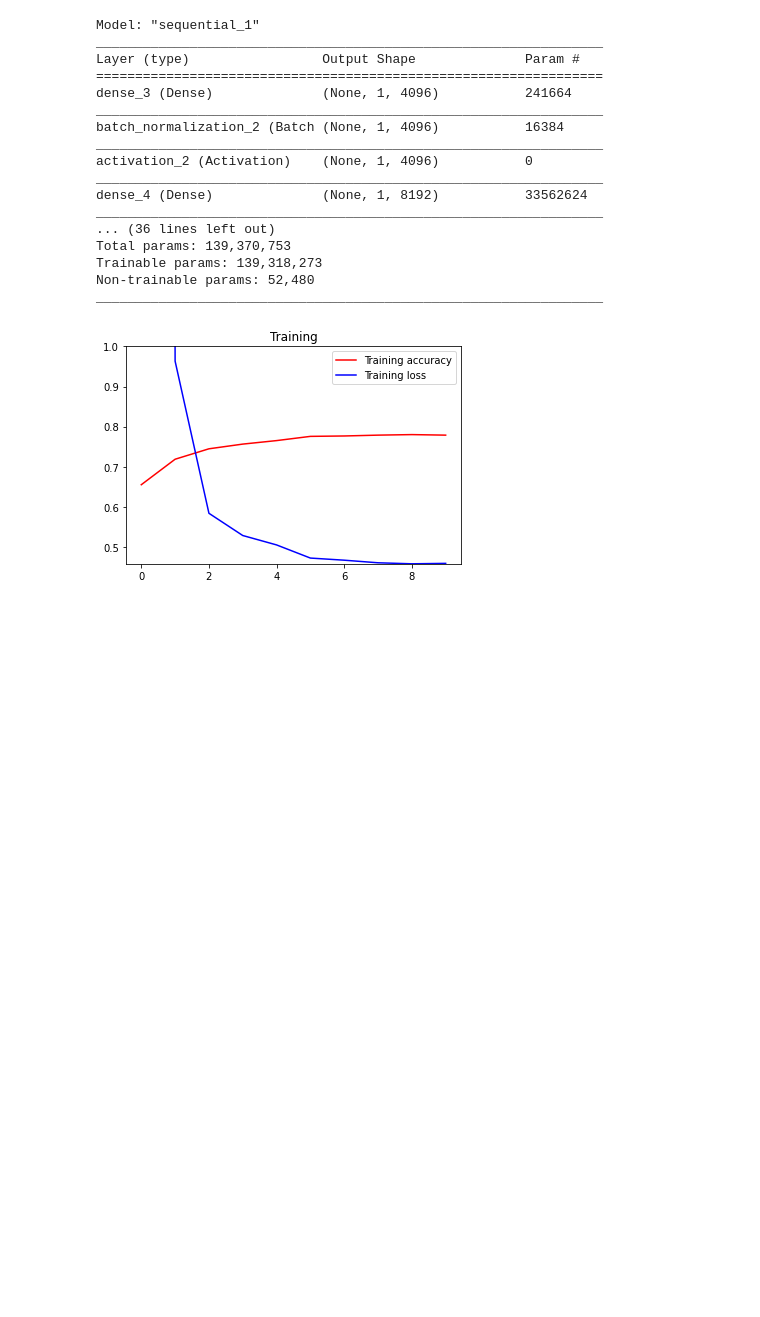
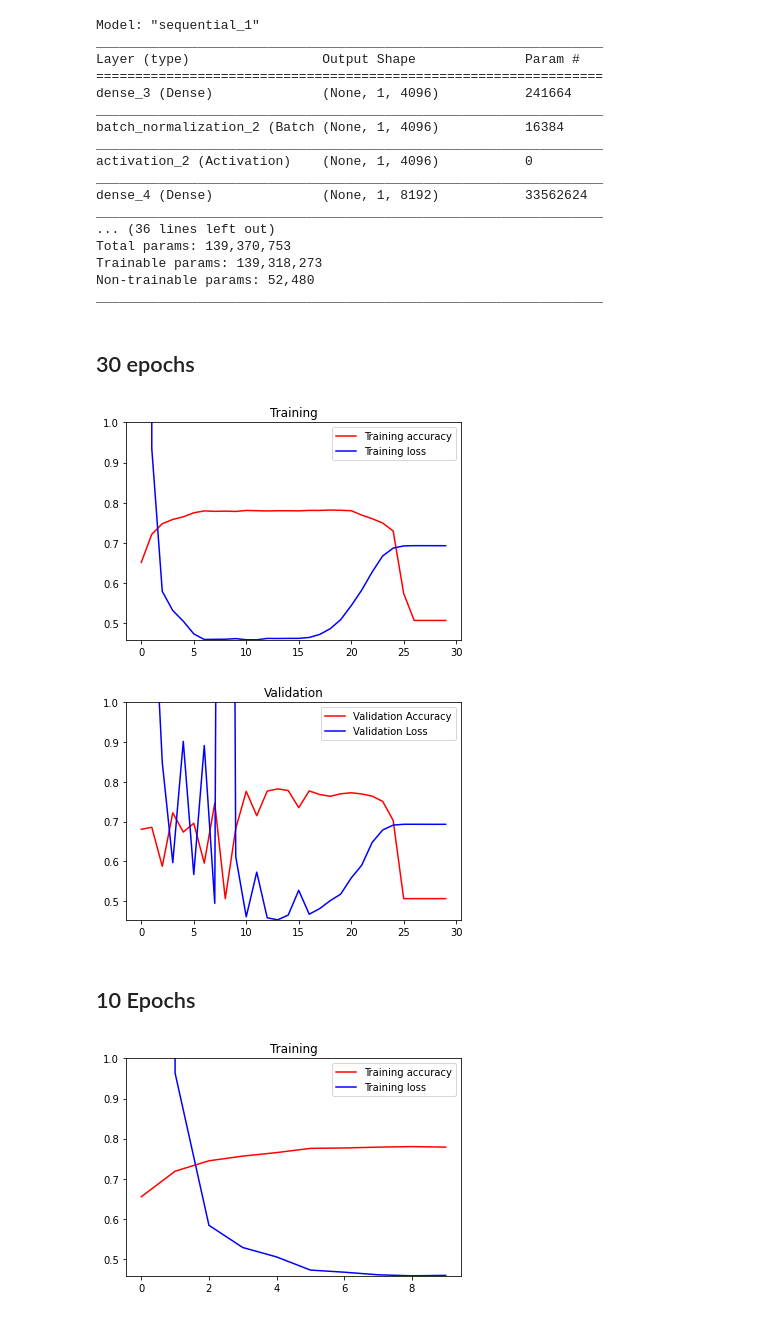
Before and after one commit to elixter/LOL_data_test, a Jupyter notebook: lol_final.ipynb, the cells around one changed output. Drawn from its saved outputs; the diff is of its cells as text; code cells hidden in the pictures; blank space fills up the shorter version.

```diff
--- a/lol_final.ipynb
+++ b/lol_final.ipynb
@@ -444,0 +413,9 @@ Epoch 00010: ReduceLROnPlateau reducing learning rate to 6.25000029685907e-05.
+# %%
+history_many_layer = model_many_layer.fit(
+    mm_train_x.reshape(-1, 1, num_features),
+    train_y,
+    epochs=30,
+    batch_size=32,
+    validation_data=(mm_test_x.reshape(-1, 1, num_features), test_y),
+    callbacks=[learning_rate_reduction],
+)
@@ -462,5 +457,34 @@ Total params: 139,370,753
 Trainable params: 139,318,273
 Non-trainable params: 52,480
 _________________________________________________________________
+# %% [markdown]
+## 30 epochs
+# %%
+acc = history_many_layer.history['accuracy']
+val_acc = history_many_layer.history['val_accuracy']
+loss = history_many_layer.history['loss']
+val_loss = history_many_layer.history['val_loss']
+
+epochs = range(len(acc))
+
+plt.ylim(min(loss), min(max(loss), 1))
+plt.plot(epochs, acc, 'r', label='Training accuracy')
+plt.plot(epochs, loss, 'b', label='Training loss')
+plt.title('Training')
+plt.legend()
+plt.figure()
+
+plt.ylim(min(val_loss), min(max(val_loss), 1))
+plt.plot(epochs, val_acc, 'r', label='Validation Accuracy')
+plt.plot(epochs, val_loss, 'b', label='Validation Loss')
+plt.title('Validation')
+plt.legend()
+
+plt.show()
+
+plt.close()
+# %% [output]
+[figure, added]
+[figure, added]
 # %%
 model_many_layer.save('large-units_many_layers.h5')
@@ -488,3 +491,5 @@ model.compile(
+# %% [markdown]
+## 10 Epochs
 # %%
 # 학습결과 시각화
 import matplotlib.pyplot as plt
```
Also changed, not shown: parts of 13 cells of this notebook.
